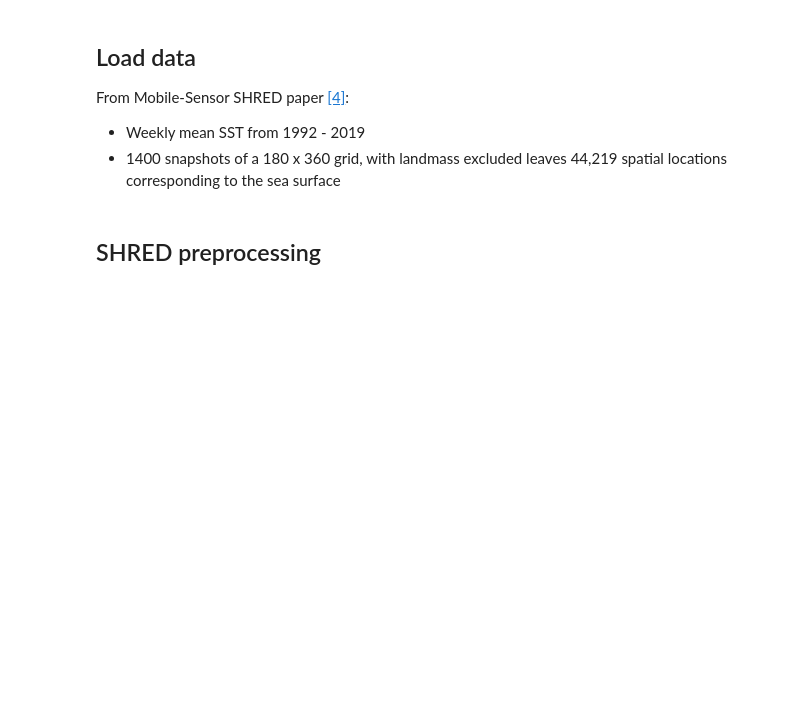
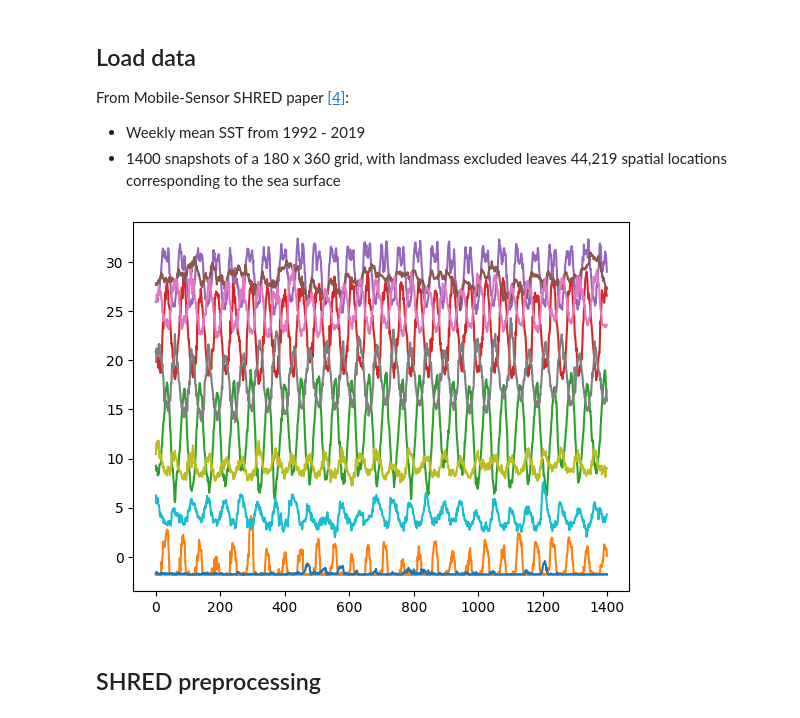
Before and after one commit to abbym-bristol/ME4OH_summer_project, a Jupyter notebook: training_NOAA_SST_static.ipynb, the cells around one changed output. Cells and saved outputs as stored; diff of their text form; code cells hidden in the pictures; blank space fills up the shorter version.

```diff
--- a/training_NOAA_SST_static.ipynb
+++ b/training_NOAA_SST_static.ipynb
@@ -40,6 +40,15 @@ From Mobile-Sensor SHRED paper [[4]](https://ieeexplore.ieee.org/document/105845
 # %%
 data, lats, longs, dates = load_data()
 print(data.shape, len(longs), len(lats))
+# %%
+sensor_locs = range(0, data.shape[1], int(data.shape[1]/10))
+data_in = np.zeros((len(data), len(sensor_locs)))
+for i in range(len(data_in)):
+    data_in[i] = data[i, sensor_locs]
+plt.plot(data_in)
+plt.show()
+# %% [output]
+[figure, added]
 # %%
 exp_name = "NOAA/SHRED-GRU"
 model_type = "SHRED"
```
Also changed, not shown: 4 other files.
